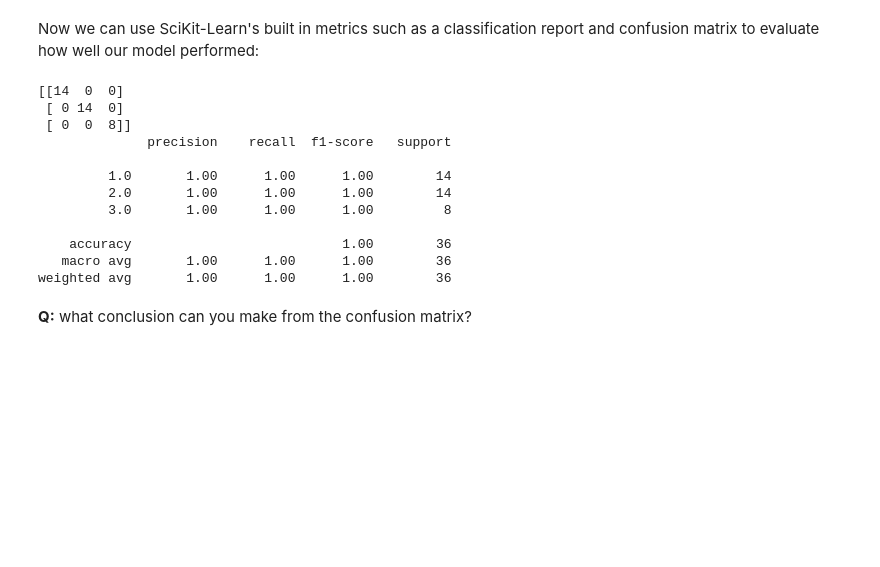
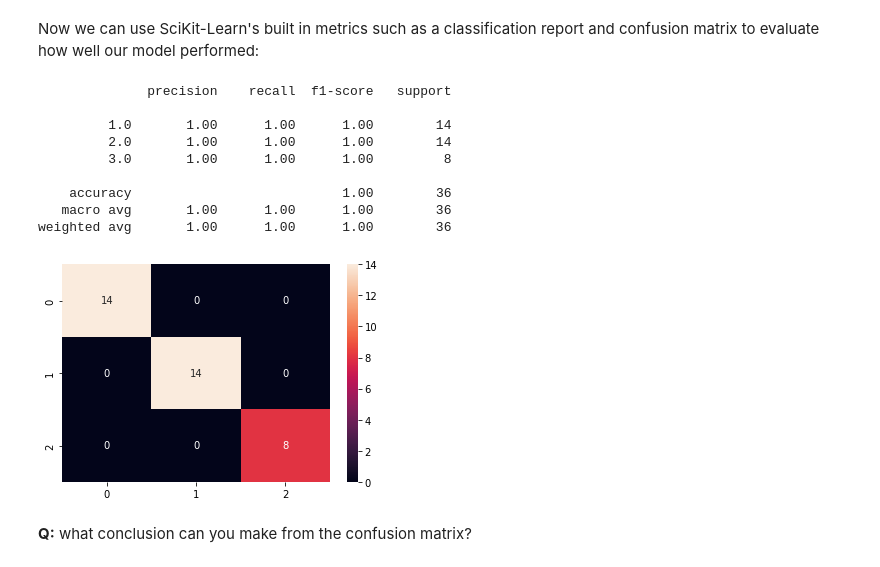
Before and after one commit to kvtang1511/forwardschool-ads-exercise, a Jupyter notebook: Week 7/03 - Wine Classification (Neural Network in SKLEARN).ipynb, the cells around one changed output. Cells and saved outputs as stored; diff of their text form; code cells hidden in the pictures; blank space fills up the shorter version.

```diff
--- a/Week 7/03 - Wine Classification (Neural Network in SKLEARN).ipynb
+++ b/Week 7/03 - Wine Classification (Neural Network in SKLEARN).ipynb
@@ -133,22 +139,21 @@ Now we can use SciKit-Learn's built in metrics such as a classification report a
 # %%
 from sklearn.metrics import classification_report
 from sklearn.metrics import confusion_matrix
+import seaborn as sns
 
-print(confusion_matrix(y_test,y_pred))
+sns.heatmap(confusion_matrix(y_test,y_pred), annot=True)
 print(classification_report(y_test, y_pred))
 # %% [output]
-[[14  0  0]
- [ 0 14  0]
- [ 0  0  8]]
               precision    recall  f1-score   support
 
          1.0       1.00      1.00      1.00        14
          2.0       1.00      1.00      1.00        14
          3.0       1.00      1.00      1.00         8
 
     accuracy                           1.00        36
    macro avg       1.00      1.00      1.00        36
 weighted avg       1.00      1.00      1.00        36
+[figure, added]
 # %% [markdown]
 **Q:** what conclusion can you make from the confusion matrix?
 # %% [markdown]
```
Also changed, not shown: parts of 1 cell of this notebook.
